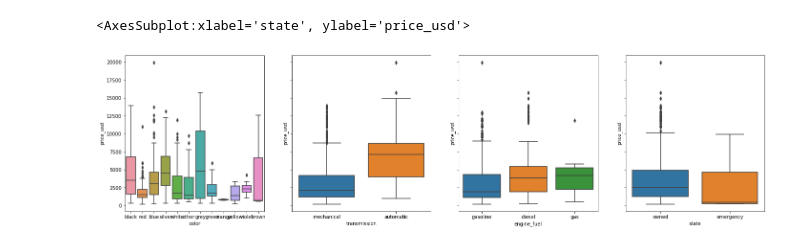
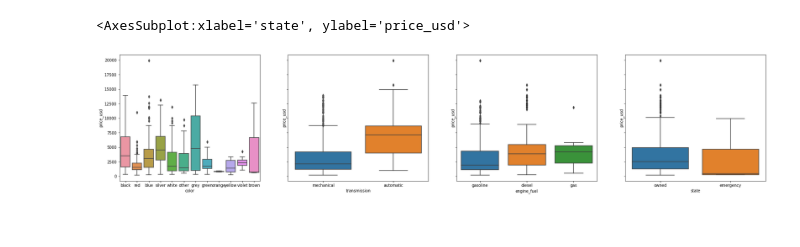
Before and after one commit to grtfreitas/PredictiveModelingRegression, a Jupyter notebook: PredictiveModelingRegression.ipynb, the cells around one changed output. Drawn from its saved outputs; the diff is of its cells as text; code cells hidden in the pictures.

```diff
--- a/PredictiveModelingRegression.ipynb
+++ b/PredictiveModelingRegression.ipynb
@@ -16,2 +15,2 @@ def SelectModel(pathfile,modelname):
 # %%
-SelectModel('/home/gfreitas/Downloads/ModeloPreditivoCarrosUsados/cars.csv','Golf')
+cardf = SelectModel('C:/Users/Gfreitas/Downloads/ModeloPreditivoCarrosUsados/cars.csv','Golf')
@@ -89,15 +48,20 @@ Name: engine_fuel, dtype: int64
 # %%
 ## Pipeline, count number of elements, loop creation
-## Show counts?
-vwjetta_df = SelectModel('/home/gfreitas/Downloads/ModeloPreditivoCarrosUsados/cars.csv','Golf')
-fig, axs = plt.subplots(ncols=4, figsize=(24,6),sharey=True)
-sns.boxplot(x='color',y='price_usd',data=vwjetta_df, ax=axs[0])
-sns.boxplot(x='transmission',y='price_usd',data=vwjetta_df, ax=axs[1])
-sns.boxplot(x='engine_fuel',y='price_usd',data=vwjetta_df, ax=axs[2])
-sns.boxplot(x='state',y='price_usd',data=vwjetta_df, ax=axs[3])
+#print(vwjetta_df['drivetrain'].value_counts())
+#print(vwjetta_df['state'].value_counts())
+#print(vwjetta_df['transmission'].value_counts())
+#print(vwjetta_df['color'].value_counts())
+#print(vwjetta_df['engine_fuel'].value_counts())
+## Show counts on plot
+##iteract all columns minus price
+fig, axs = plt.subplots(ncols=4, figsize=(30,6),sharey=True)
+sns.boxplot(x='color',y='price_usd',data=cardf, ax=axs[0])
+sns.boxplot(x='transmission',y='price_usd',data=cardf, ax=axs[1])
+sns.boxplot(x='engine_fuel',y='price_usd',data=cardf, ax=axs[2])
+sns.boxplot(x='state',y='price_usd',data=cardf, ax=axs[3])
 # %% [output]
 <AxesSubplot:xlabel='state', ylabel='price_usd'>
-[figure, old version]
+[figure, new version]
 # %%
 def Dummies(df,column):
     return pd.concat([df, pd.get_dummies(df[column])],axis=1).drop(column,axis=1)
```
Also changed, not shown: parts of 31 cells of this notebook.
